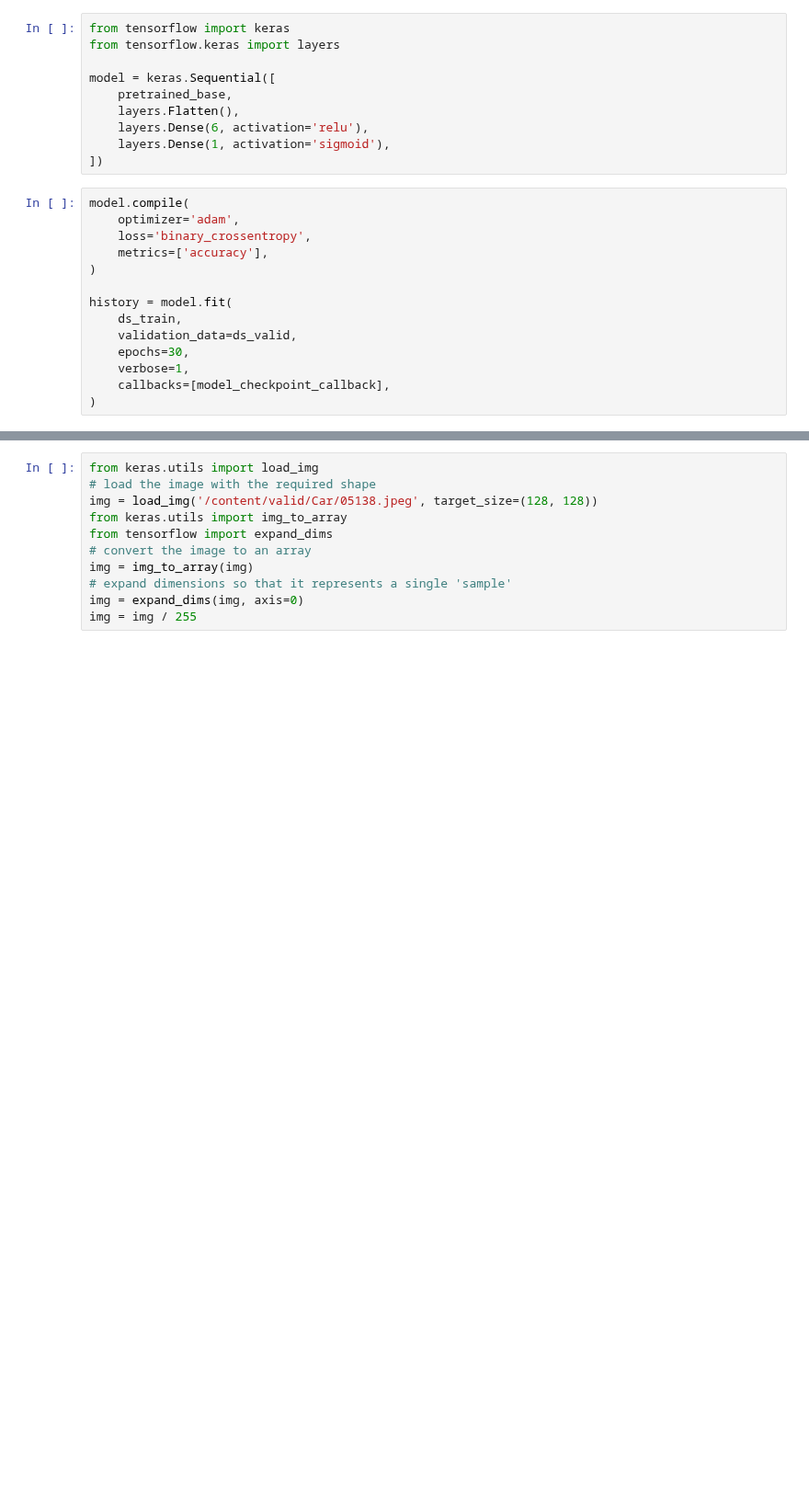
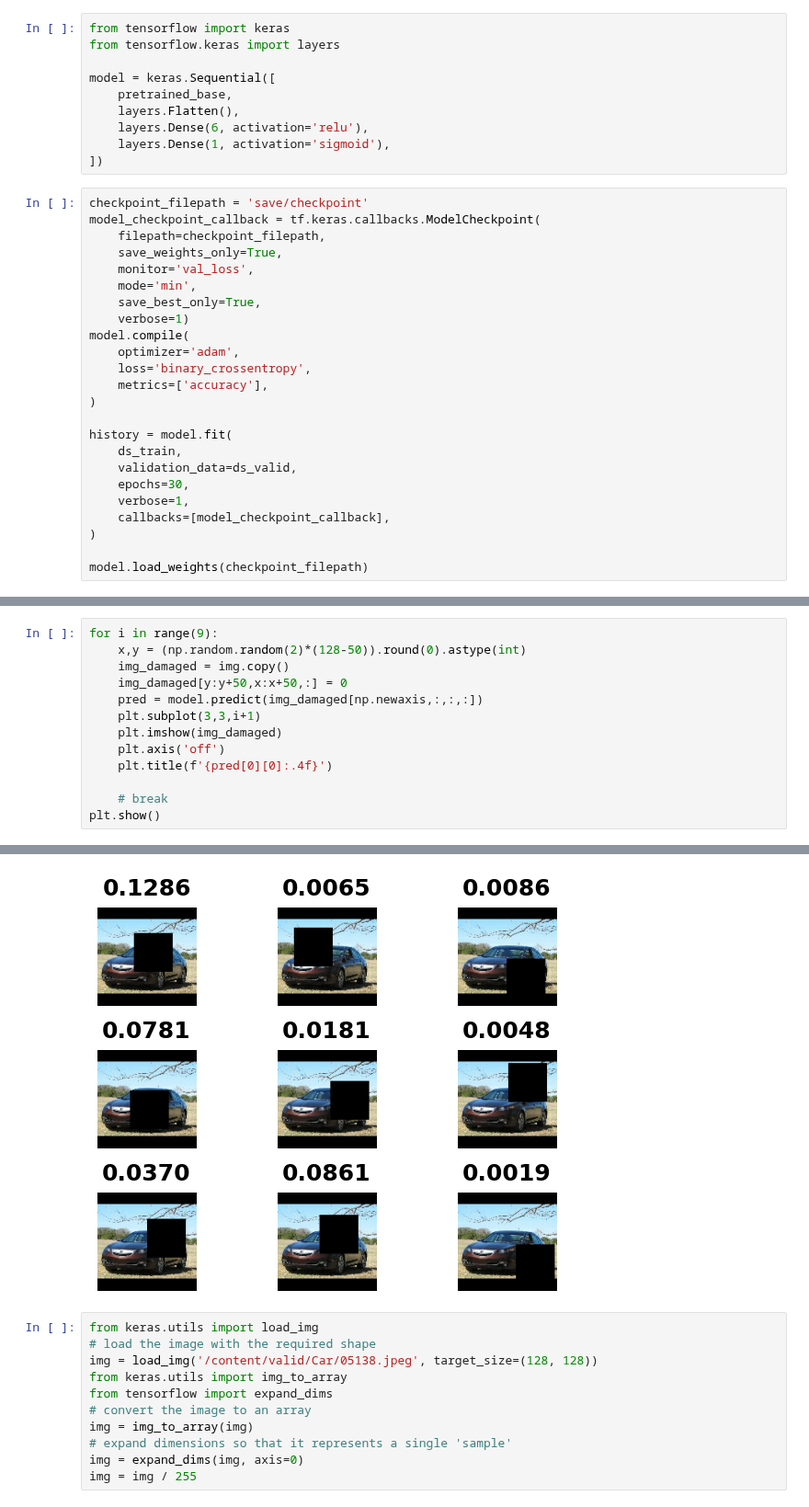
Before and after one commit to SJinLee/XAI2023, a Jupyter notebook: x1.explainable1.ipynb, the cells around one changed output, grey strips where cells are left out. Shown at 92% size. Drawn from its saved outputs; the diff is of its cells as text; blank space fills up the shorter version.

```diff
--- a/x1.explainable1.ipynb
+++ b/x1.explainable1.ipynb
@@ -87,6 +93,14 @@ model = keras.Sequential([
     layers.Dense(1, activation='sigmoid'),
 ])
 # %%
+checkpoint_filepath = 'save/checkpoint'
+model_checkpoint_callback = tf.keras.callbacks.ModelCheckpoint(
+    filepath=checkpoint_filepath,
+    save_weights_only=True,
+    monitor='val_loss',
+    mode='min',
+    save_best_only=True,
+    verbose=1)
 model.compile(
     optimizer='adam',
     loss='binary_crossentropy',
@@ -100,3 +114,5 @@ history = model.fit(
     verbose=1,
     callbacks=[model_checkpoint_callback],
 )
+
+model.load_weights(checkpoint_filepath)
@@ -107,0 +226,14 @@ history_frame.loc[:, ['binary_accuracy', 'val_binary_accuracy']].plot();
+# %%
+for i in range(9):
+    x,y = (np.random.random(2)*(128-50)).round(0).astype(int)
+    img_damaged = img.copy()
+    img_damaged[y:y+50,x:x+50,:] = 0
+    pred = model.predict(img_damaged[np.newaxis,:,:,:])
+    plt.subplot(3,3,i+1)
+    plt.imshow(img_damaged)
+    plt.axis('off')
+    plt.title(f'{pred[0][0]:.4f}')
+
+    # break
+plt.show()
+# %% [output]
@@ -108,3 +249,4 @@ history_frame.loc[:, ['binary_accuracy', 'val_binary_accuracy']].plot();
+[figure, added]
 # %%
 from keras.utils import load_img
 # load the image with the required shape
```
Also changed, not shown: parts of 19 cells of this notebook.
